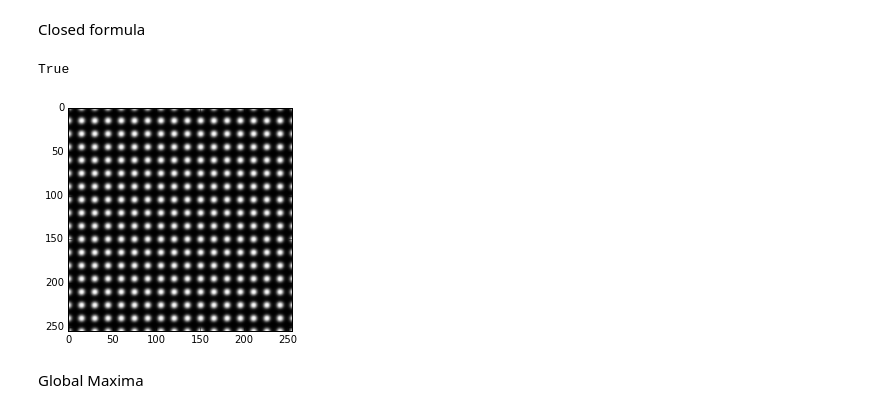
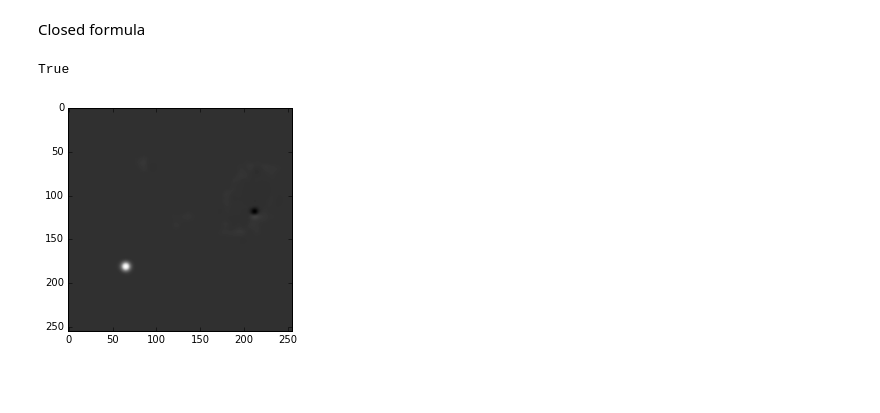
Before and after one commit to sercharpak/MonitoriaInvestigacion201610, a Jupyter notebook: CompleteS.ipynb, the cells around one changed output. Saved outputs shown, nothing was run; the diff lists cells and outputs as text; code cells hidden in the pictures; blank space fills up the shorter version.

Commit message:
correct results

```diff
--- a/CompleteS.ipynb
+++ b/CompleteS.ipynb
@@ -41,23 +45,27 @@ sigma_r = 100 #Std. deviation for noise in reference image
 sigma_n = 100 #Std. deviation for noise in new image
 
 # PSFs are being represented as tiles of convolution matrixes
-tile_size = 15
+tile_size = 25
 sigma_PSF = 3.
 PSF_r = get_convolution_matrix((tile_size - 1)/2, sigma_PSF)
-PSF_r = np.tile(PSF_r, (row_r/tile_size, col_r/tile_size))
 PSF_n = get_convolution_matrix((tile_size - 1)/2, sigma_PSF)
-PSF_n = np.tile(PSF_n, (row_n/tile_size, col_n/tile_size))
-
-# constant = 0.11957153
-# PSF_r = constant*ones((row_r, col_r))
-# PSF_n = constant*ones((row_r, col_r))
+# %%
+# extend the kernel to the size of the image
+size_e = len(R)-tile_size
+PSF_r_e = np.pad(PSF_r, ((size_e/2,0),(size_e/2,0)), mode='constant')
+PSF_r_e = np.pad(PSF_r_e, ((0,size_e/2),(0,size_e/2)), mode='constant')
+PSF_r_e = fft.fftshift(PSF_r_e)
+
+PSF_n_e = np.pad(PSF_n, ((size_e/2,0),(size_e/2,0)), mode='constant')
+PSF_n_e = np.pad(PSF_n_e, ((0,size_e/2),(0,size_e/2)), mode='constant')
+PSF_n_e = fft.fftshift(PSF_n_e)
 # %% [markdown]
 Fourier transforms
 # %%
 fourier_R = fft.fft2(R)
 fourier_N = fft.fft2(N)
-fourier_PSF_r = fft.fft2(PSF_r)
-fourier_PSF_n = fft.fft2(PSF_n)
+fourier_PSF_r = fft.fft2(PSF_r_e)
+fourier_PSF_n = fft.fft2(PSF_n_e)
 # %% [markdown]
 <h2>Finding Beta</h2>
 # %% [markdown]
@@ -132,20 +140,15 @@ fourier_S = fourier_S - (F_r)*(F_n**2)*conjugate(fourier_PSF_r)*(fourier_PSF_n*c
 fourier_S = fourier_S/denom
 S = ifft2(fourier_S)
 # %%
-# We romove the imaginary parts from S by squaring it
-# We also scale its histogram to 0-255
-real_S = real(S*conjugate(S))
+# If everything is done correctly, the imaginary part of S will be a machine precision residual
+real_S = real(S)
+real_fs = real(fourier_S)
 maximum_S = amax(real_S)
-
-# We also scale its histogram to 0-255
-real_S = (255/maximum_S)*real_S
-maximum_S = amax(real_S)
+minimum_S = amin(real_S)
 
 plt.imshow(real_S, cmap="Greys_r")
 cv2.imwrite('./Images/S.jpg', real_S)
 # %% [output]
 True
-[figure, old version]
+[figure, new version]
-# %% [markdown]
-Global Maxima
 # %%
```
Also changed, not shown: parts of 18 cells of this notebook, 17 other files.
